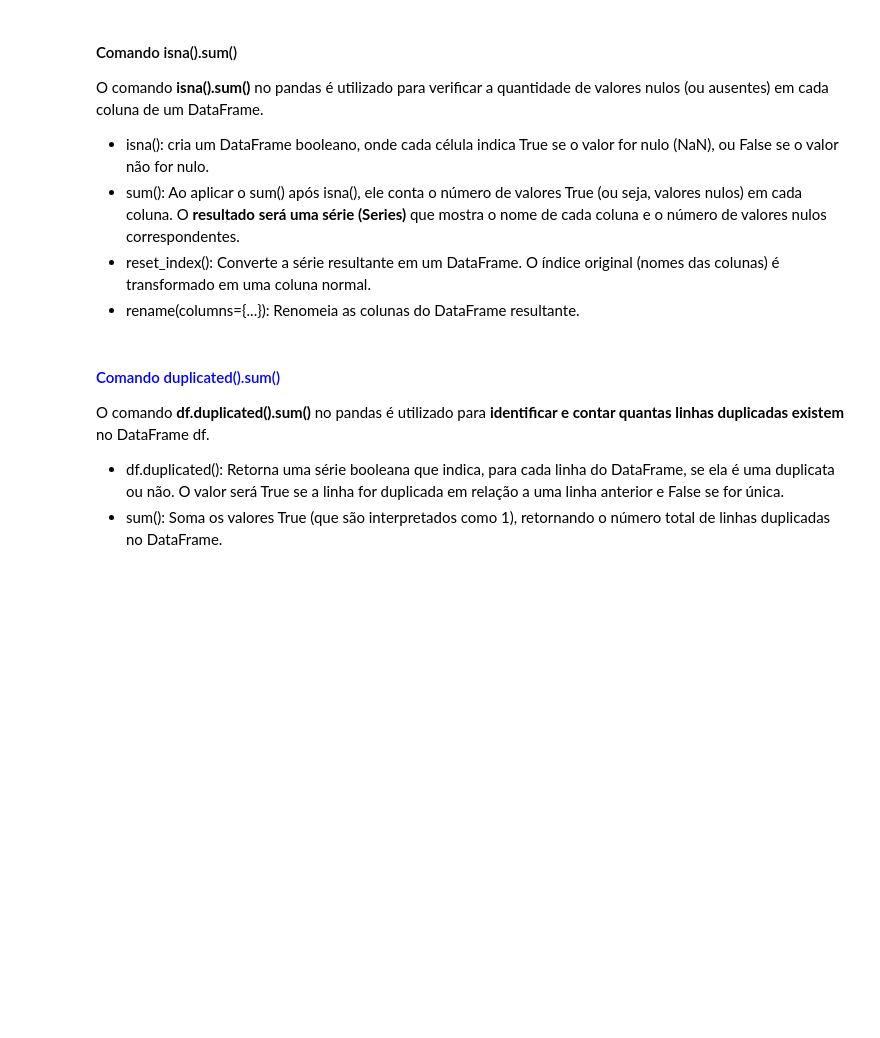
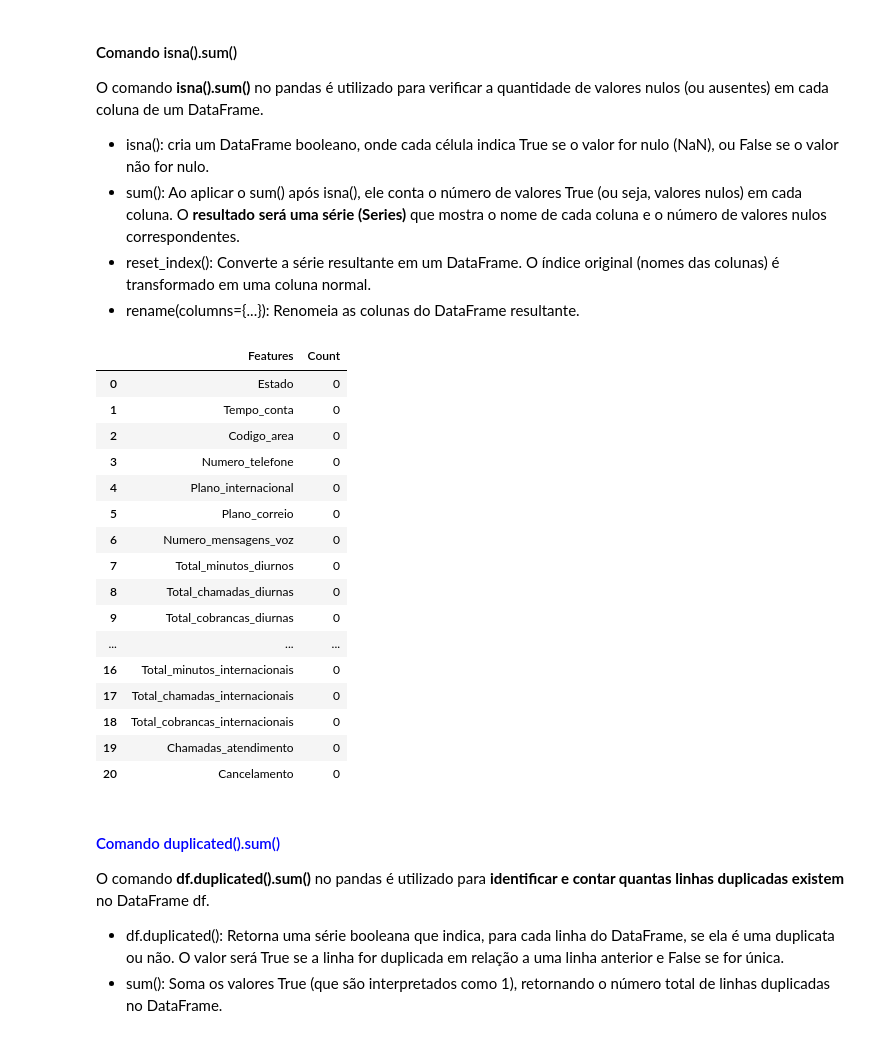
Before and after one commit to solracnet/redes_neurais, a Jupyter notebook: etapa_eda.ipynb, the cells around one changed output. Cells and saved outputs as stored; diff of their text form; code cells hidden in the pictures; blank space fills up the shorter version.

```diff
--- a/etapa_eda.ipynb
+++ b/etapa_eda.ipynb
@@ -111,14 +159,28 @@ O comando **isna().sum()** no pandas é utilizado para verificar a quantidade de
 * rename(columns={...}): Renomeia as colunas do DataFrame resultante.
 # %%
 # Análise dos valores nulos
-
-
-
-
-
+df.isna().sum().reset_index().rename(columns={'index': 'Features', 0:'Count'})
 
 #A coluna index (o nome padrão criado pelo reset_index()) é renomeada
 #para "Features", e a coluna com a contagem de nulos é renomeada para "Count"
+# %% [output]
+|  | Features | Count |
+| 0 | Estado | 0 |
+| 1 | Tempo_conta | 0 |
+| 2 | Codigo_area | 0 |
+| 3 | Numero_telefone | 0 |
+| 4 | Plano_internacional | 0 |
+| 5 | Plano_correio | 0 |
+| 6 | Numero_mensagens_voz | 0 |
+| 7 | Total_minutos_diurnos | 0 |
+| 8 | Total_chamadas_diurnas | 0 |
+| 9 | Total_cobrancas_diurnas | 0 |
+| ... | ... | ... |
+| 16 | Total_minutos_internacionais | 0 |
+| 17 | Total_chamadas_internacionais | 0 |
+| 18 | Total_cobrancas_internacionais | 0 |
+| 19 | Chamadas_atendimento | 0 |
+| 20 | Cancelamento | 0 |
 # %% [markdown]
 #### <p style="color:blue;">Comando duplicated().sum()</p>
 
```
Also changed, not shown: parts of 16 cells of this notebook.
